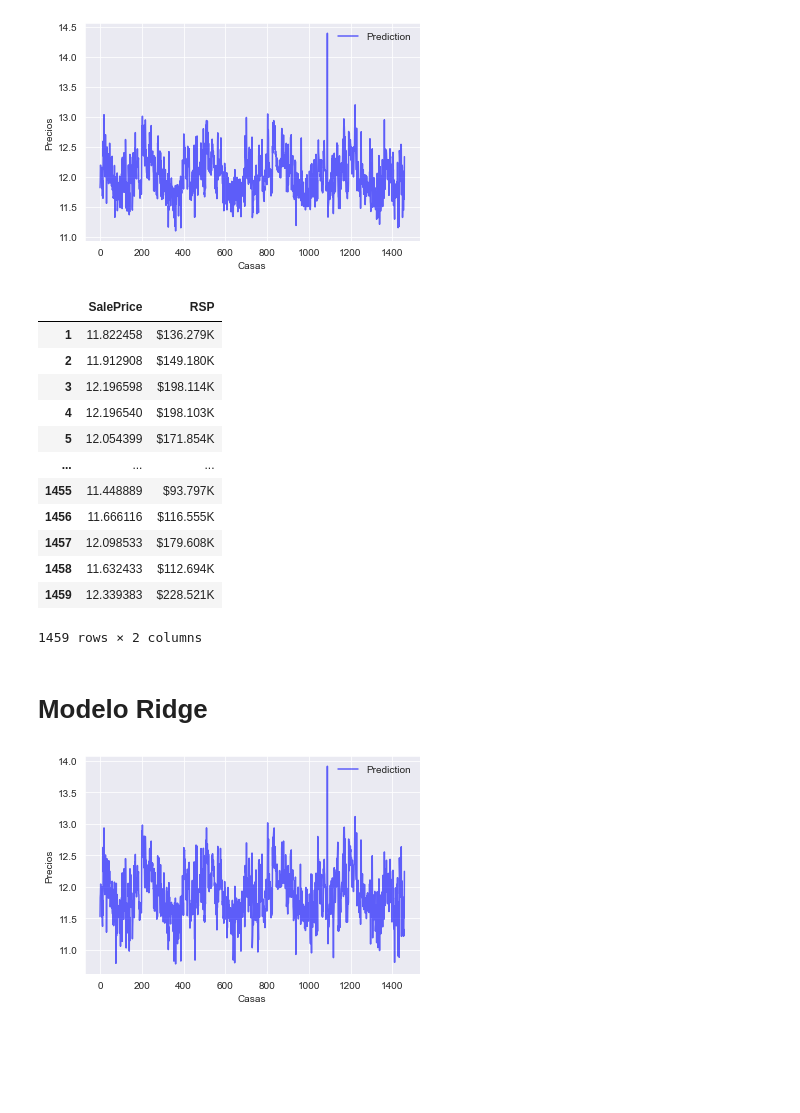
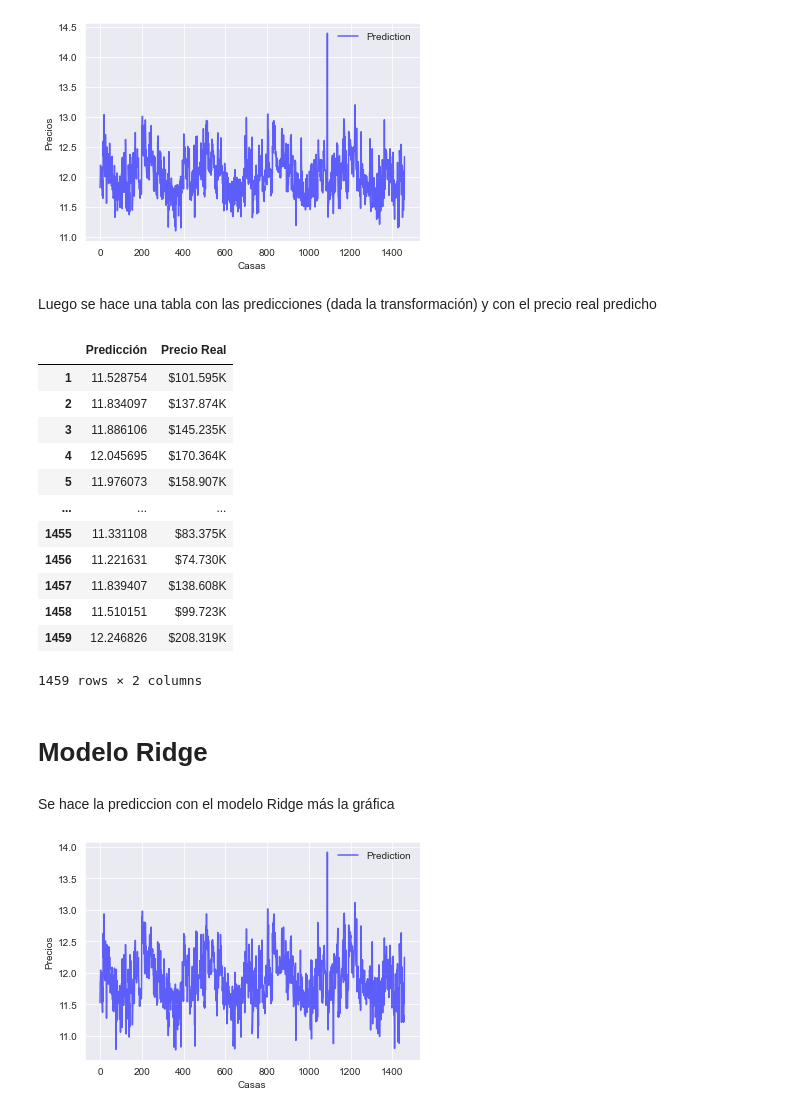
Before and after one commit to 8kta/MLHMW1, a Jupyter notebook: Proyecto.ipynb, the cells around one changed output. Drawn from its saved outputs; the diff is of its cells as text; code cells hidden in the pictures; blank space fills up the shorter version.

```diff
--- a/Proyecto.ipynb
+++ b/Proyecto.ipynb
@@ -49,8 +49,9 @@ train.shape
 Lo mimso hacemos con la base test
 # %%
 dbtest = pd.read_csv("test.csv",sep=',',header='infer')
+test_ID = dbtest['Id']
 test = dbtest.drop('Id',axis=1) #quitamos la fila de ID
-test.head(3) #nos da una previsualizacion de las primeras tres filas de nuestros datos.
+test #nos da una previsualizacion de las primeras tres filas de nuestros datos.
 # %% [output]
 |  | MSSubClass | MSZoning | LotFrontage | LotArea | Street | Alley | LotShape | LandContour | Utilities | ... |
 | 0 | 20 | RH | 80.0 | 11622 | Pave | NaN | Reg | Lvl | AllPub | ... |
@@ -191,0 +191,9 @@ ValueError: If using all scalar values, you must pass an index
+# %%
+index1 = pd.Series(test_ID).array
+salida1= pd.DataFrame(lr.predict(test), index=index1)
+salida1['RSP'] = np.exp(salida1[0]).apply(format)
+salida1.rename(columns={0:'Predicción',
+                          'RSP':'Precio Real'},
+                 inplace=True)
+salida3.index -=1400
+salida3
@@ -201,30 +225,38 @@ plt.ylabel('Precios')
 plt.show()
 # %% [output]
 [figure]
+# %% [markdown]
+Luego se hace una tabla con las predicciones (dada la transformación) y con el precio real predicho
 # %%
 def format(x):
         return "${:.3f}K".format(x/1000)
 
-outputData = pd.DataFrame(data={'SalePrice':lm.predict(test)})
-outputData.index +=1
-outputData['RSP'] = np.exp(outputData['SalePrice']).apply(format)
-outputData
+index2 = pd.Series(test_ID).array
+salida2= pd.DataFrame(lm.predict(test), index=index2)
+salida2['RSP'] = np.exp(salida2[0]).apply(format)
+salida2.rename(columns={0:'Predicción',
+                          'RSP':'Precio Real'},
+                 inplace=True)
+salida3.index +=1400
+salida3
 # %% [output]
-|  | SalePrice | RSP |
-| 1 | 11.822458 | $136.279K |
-| 2 | 11.912908 | $149.180K |
-| 3 | 12.196598 | $198.114K |
-| 4 | 12.196540 | $198.103K |
-| 5 | 12.054399 | $171.854K |
+|  | Predicción | Precio Real |
+| 1 | 11.528754 | $101.595K |
+| 2 | 11.834097 | $137.874K |
+| 3 | 11.886106 | $145.235K |
+| 4 | 12.045695 | $170.364K |
+| 5 | 11.976073 | $158.907K |
 | ... | ... | ... |
-| 1455 | 11.448889 | $93.797K |
-| 1456 | 11.666116 | $116.555K |
-| 1457 | 12.098533 | $179.608K |
-| 1458 | 11.632433 | $112.694K |
-| 1459 | 12.339383 | $228.521K |
+| 1455 | 11.331108 | $83.375K |
+| 1456 | 11.221631 | $74.730K |
+| 1457 | 11.839407 | $138.608K |
+| 1458 | 11.510151 | $99.723K |
+| 1459 | 12.246826 | $208.319K |
 1459 rows × 2 columns
 # %% [markdown]
 # Modelo Ridge
+# %% [markdown]
+Se hace la prediccion con el modelo Ridge más la gráfica
 # %%
 rm = Ridge(alpha=0.5)
 rm.fit(train, precios)
```
Also changed, not shown: parts of 15 cells of this notebook.
